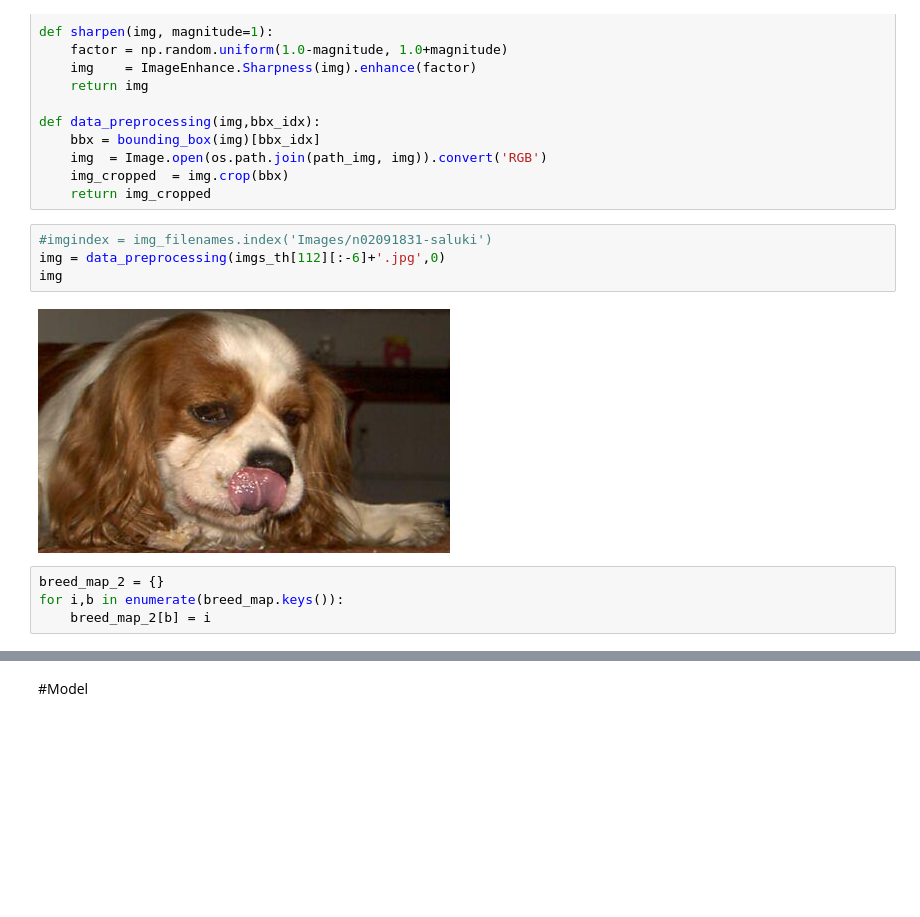
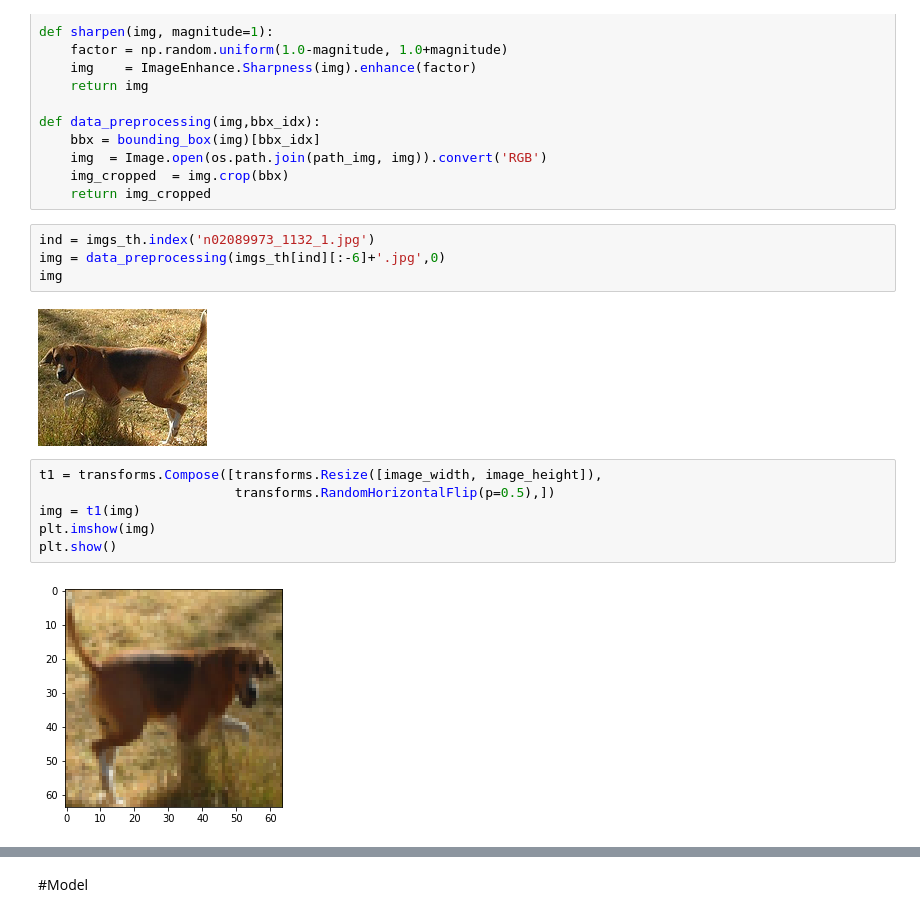
Before and after one commit to xinxin001/ArtisticAnimals, a Jupyter notebook: Gan_train.ipynb, the cells around one changed output, grey strips where cells are left out. Drawn from its saved outputs; the diff is of its cells as text; blank space fills up the shorter version.

```diff
--- a/Gan_train.ipynb
+++ b/Gan_train.ipynb
@@ -339,13 +345,17 @@ def data_preprocessing(img,bbx_idx):
     img_cropped  = img.crop(bbx)
     return img_cropped
 # %%
-#imgindex = img_filenames.index('Images/n02091831-saluki')
-img = data_preprocessing(imgs_th[112][:-6]+'.jpg',0)
+ind = imgs_th.index('n02089973_1132_1.jpg')
+img = data_preprocessing(imgs_th[ind][:-6]+'.jpg',0)
 img
 # %% [output]
-[figure, old version]
+[figure, new version]
-# %%
-breed_map_2 = {}
-for i,b in enumerate(breed_map.keys()):
-    breed_map_2[b] = i
+# %%
+t1 = transforms.Compose([transforms.Resize([image_width, image_height]),
+                         transforms.RandomHorizontalFlip(p=0.5),])
+img = t1(img)
+plt.imshow(img)
+plt.show()
+# %% [output]
+[figure, added]
 # %%
```
Also changed, not shown: parts of 51 cells of this notebook.
